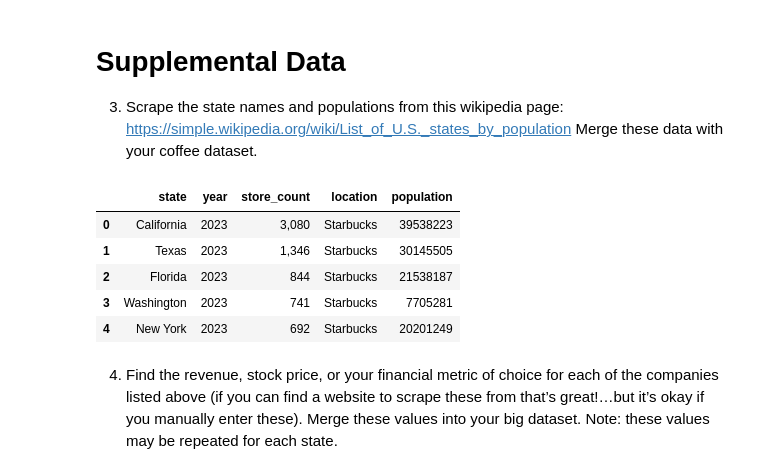
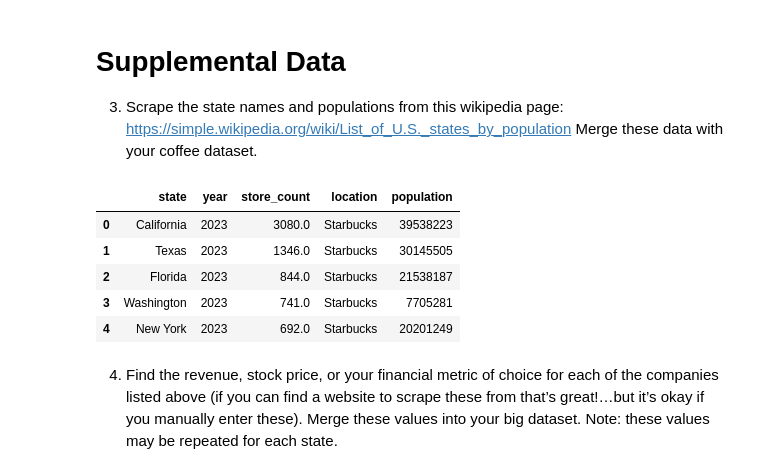
Before and after one commit to samricafrente/GSB-544, a Jupyter notebook: Labs/Lab-4/Lab-4.ipynb, the cells around one changed output. Drawn from its saved outputs; the diff is of its cells as text; code cells hidden in the pictures.

```diff
--- a/Labs/Lab-4/Lab-4.ipynb
+++ b/Labs/Lab-4/Lab-4.ipynb
@@ -28,8 +80,8 @@ import numpy as np
 # %%
-# Starbucks Data
+# Dunkin' Donuts Data
 
 # Send a GET request to the webpage
-response = requests.get("https://worldpopulationreview.com/state-rankings/starbucks-stores-by-state")
+response = requests.get("https://worldpopulationreview.com/state-rankings/dunkin-donuts-by-state")
 
 # Parse the HTML content
 soup = BeautifulSoup(response.content, "html.parser")  # Parses the HTML content into a structured format
@@ -49,20 +101,18 @@ for row in table.find_all("tr")[1:]:
     # Find all data cells in the row
     cells = row.find_all("td")
 
-    # Get the text for each year's store count from the cells
-    stores_2023 = cells[0].get_text(strip=True)
-    stores_2021 = cells[1].get_text(strip=True)
-    stores_2024 = cells[2].get_text(strip=True)
+    # Get the text for each year's store count from the cells, remove commas, and convert to integer, handling empty strings
+    stores_2024 = int(cells[0].get_text(strip=True).replace(',', '')) if cells[0].get_text(strip=True) else None
+    stores_2023 = int(cells[1].get_text(strip=True).replace(',', '')) if cells[1].get_text(strip=True) else None
 
-    # ChatGPT 4o Reccomedation: Append the extracted data for each state into the rows list as a dictionary
+    # Append the extracted data for each state into the rows list as a dictionary
     rows.append({
         "state": state,
-        "2023": stores_2023,
-        "2021": stores_2021,
-        "2024": stores_2024
+        "2024": stores_2024,
+        "2023": stores_2023
     })
 
 # Convert the list into a pandas DataFrame
-starbucks = pd.DataFrame(rows)
-starbucks.head()
+dunkin = pd.DataFrame(rows)
+dunkin.head()
 # %% [output]
@@ -162,46 +167,42 @@ response = requests.get("https://simple.wikipedia.org/wiki/List_of_U.S._states_b
 soup = BeautifulSoup(response.content, "html.parser")  # Parses the HTML content into a structured format
 
 # Extract the table of interest
 table = soup.find_all("table", class_ = "wikitable")[0]
 
 # Scrape population data from the table
 rows = [] # Initialize an empty list to store data for rows
 
 # Iterate over each row in the table, skipping the header row
 for tr in table.find_all("tr")[1:]:
     cells = tr.find_all("td")
 
     # Ensure there are enough cells to avoid errors
     if len(cells) >= 4:
-        # ChatGPT 4o Reccomedation: Get the state name, handling cases where it might be inside a nested <a> tag
-        state_tag = cells[2].find("a") or cells[2]
-        state = state_tag.get_text(strip=True)
+        # Get state names
+        state = cells[2].get_text(strip=True)
 
-        # Get the population value, handling cases with nested <a> tags
-        pop_tag = cells[3].find("a") or cells[3]
-        population = pop_tag.get_text(strip=True).replace(",", "")  # Remove commas from population
+        # Get the population value, remove commas, and convert to integer, handling empty strings
+        population = int(cells[3].get_text(strip=True).replace(',', '')) if cells[2].get_text(strip=True) else None
 
         # Append data to the list as a dictionary
         rows.append({
             "state": state,
-            "population": int(population)  # Convert population to integer
+            "population": population  # Convert population to integer
         })
 
 # Convert list to a pandas DataFrame
 population = pd.DataFrame(rows)
 # population.head()
 
 # Merge the coffee dataset with the population dataset
 coffee_pop = coffee.merge(population, on="state", how = "left")
 coffee_pop.head()
-
-# Convert number into integer: https://www.w3schools.com/python/ref_func_int.asp
 # %% [output]
 |  | state | year | store_count | location | population |
-| 0 | California | 2023 | 3,080 | Starbucks | 39538223 |
-| 1 | Texas | 2023 | 1,346 | Starbucks | 30145505 |
-| 2 | Florida | 2023 | 844 | Starbucks | 21538187 |
-| 3 | Washington | 2023 | 741 | Starbucks | 7705281 |
-| 4 | New York | 2023 | 692 | Starbucks | 20201249 |
+| 0 | California | 2023 | 3080.0 | Starbucks | 39538223 |
+| 1 | Texas | 2023 | 1346.0 | Starbucks | 30145505 |
+| 2 | Florida | 2023 | 844.0 | Starbucks | 21538187 |
+| 3 | Washington | 2023 | 741.0 | Starbucks | 7705281 |
+| 4 | New York | 2023 | 692.0 | Starbucks | 20201249 |
 # %% [markdown]
 4. Find the revenue, stock price, or your financial metric of choice for each of the companies listed above (if you can find a website to scrape these from that’s great!…but it’s okay if you manually enter these). Merge these values into your big dataset. Note: these values may be repeated for each state.
```
Also changed, not shown: parts of 24 cells of this notebook, 1 other file.
